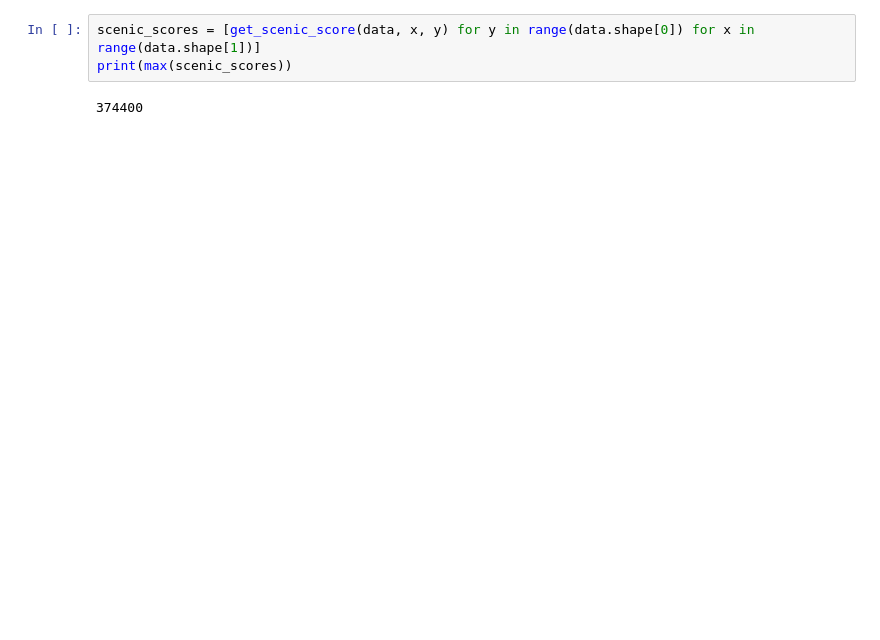
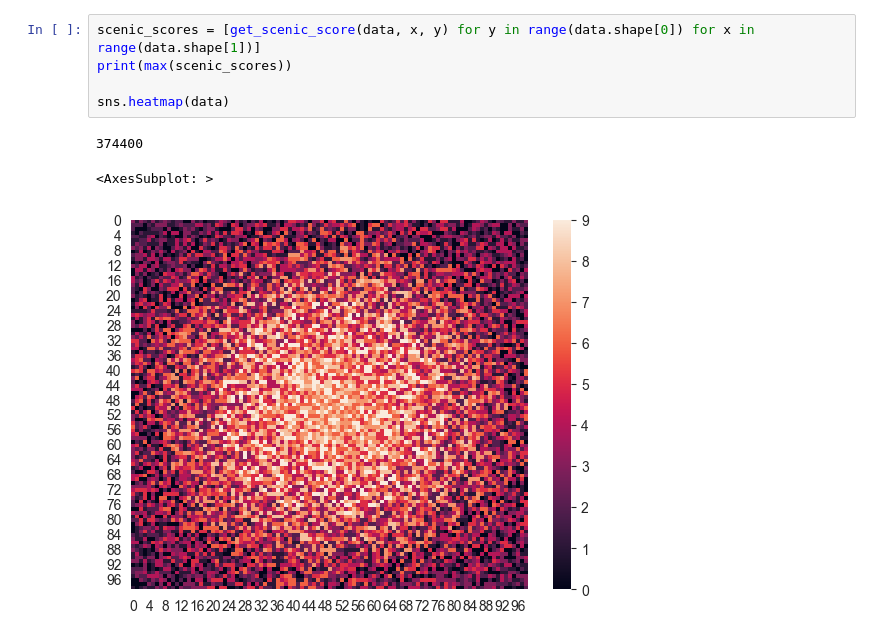
Before and after one commit to mattiejas/advent-of-code, a Jupyter notebook: y2022/d08.ipynb, the cells around one changed output. Cells and saved outputs as stored; diff of their text form; blank space fills up the shorter version.

```diff
--- a/y2022/d08.ipynb
+++ b/y2022/d08.ipynb
@@ -45,5 +50,9 @@ print(np.count_nonzero(visible_trees))
 # %%
 scenic_scores = [get_scenic_score(data, x, y) for y in range(data.shape[0]) for x in range(data.shape[1])]
 print(max(scenic_scores))
+
+sns.heatmap(data)
 # %% [output]
 374400
+<AxesSubplot: >
+[figure, added]
```
Also changed, not shown: parts of 2 cells of this notebook, 2 other files.
